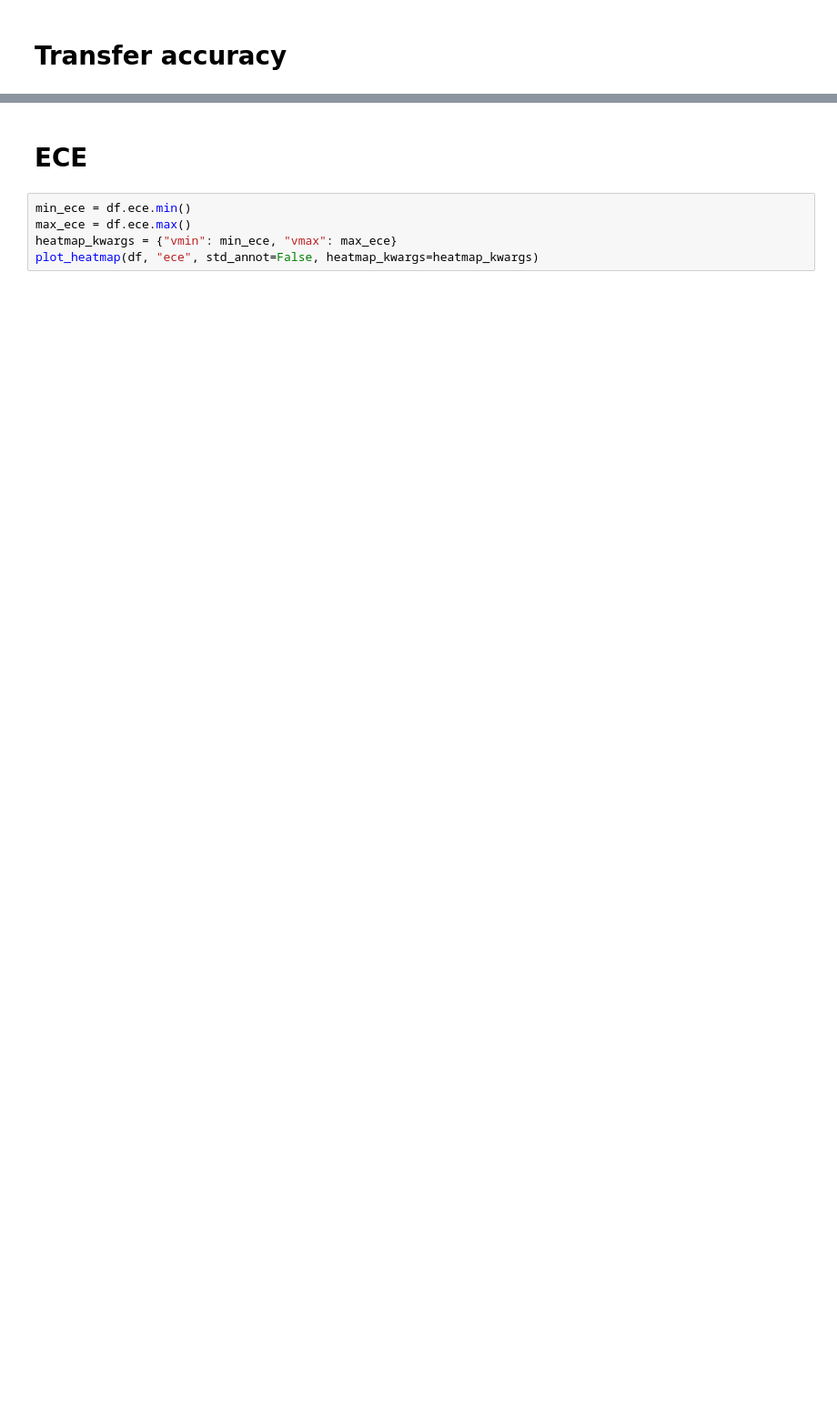
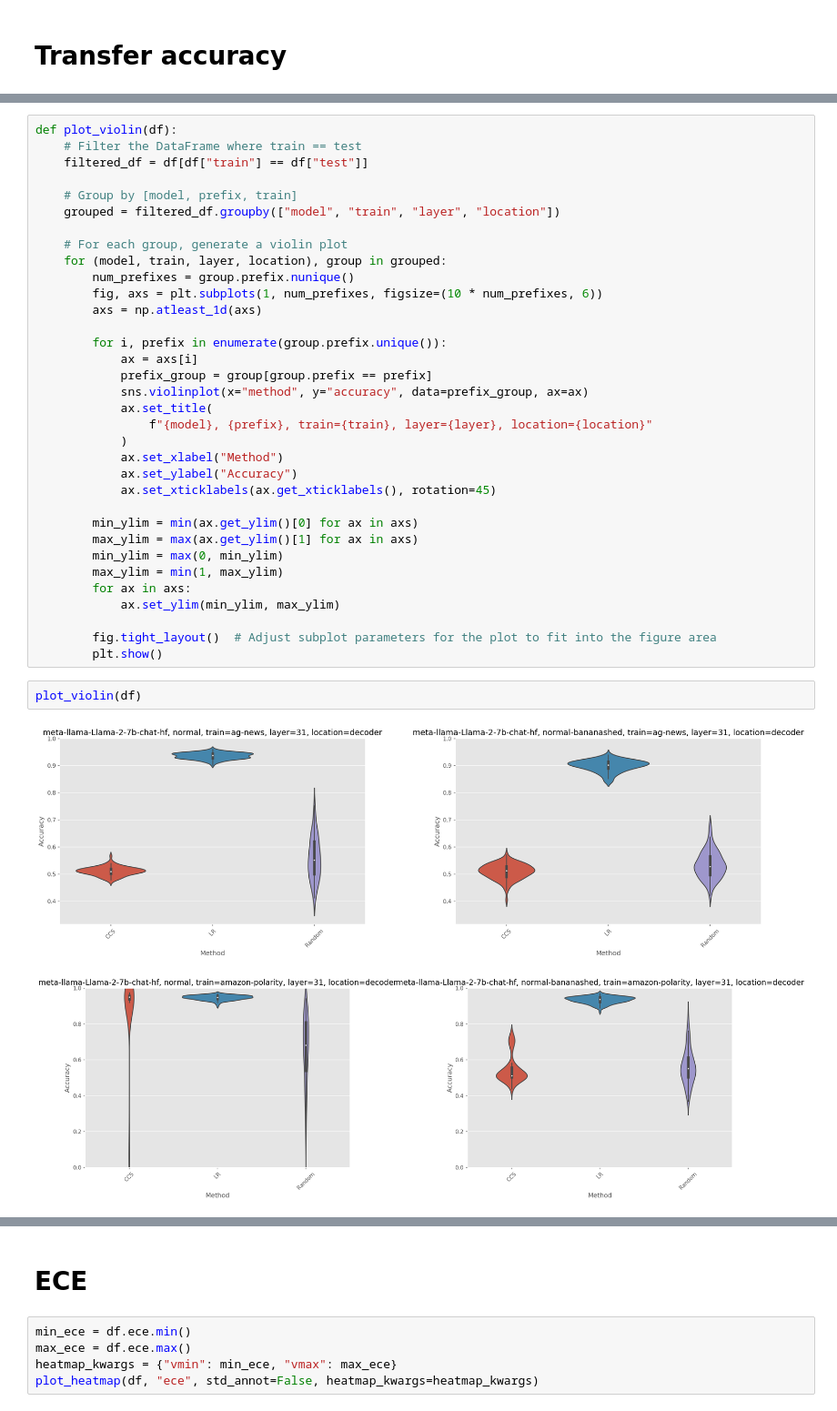
Before and after one commit to ebronstein/Exhaustive-CCS, a Jupyter notebook: plots.ipynb, the cells around one changed output, grey strips where cells are left out. Shown at 91% size. Drawn from its saved outputs; the diff is of its cells as text; blank space fills up the shorter version.

```diff
--- a/plots.ipynb
+++ b/plots.ipynb
@@ -453,0 +468,39 @@ plot_heatmap(df, "accuracy", std_annot=False)
+# %%
+def plot_violin(df):
+    # Filter the DataFrame where train == test
+    filtered_df = df[df["train"] == df["test"]]
+
+    # Group by [model, prefix, train]
+    grouped = filtered_df.groupby(["model", "train", "layer", "location"])
+
+    # For each group, generate a violin plot
+    for (model, train, layer, location), group in grouped:
+        num_prefixes = group.prefix.nunique()
+        fig, axs = plt.subplots(1, num_prefixes, figsize=(10 * num_prefixes, 6))
+        axs = np.atleast_1d(axs)
+
+        for i, prefix in enumerate(group.prefix.unique()):
+            ax = axs[i]
+            prefix_group = group[group.prefix == prefix]
+            sns.violinplot(x="method", y="accuracy", data=prefix_group, ax=ax)
+            ax.set_title(
+                f"{model}, {prefix}, train={train}, layer={layer}, location={location}"
+            )
+            ax.set_xlabel("Method")
+            ax.set_ylabel("Accuracy")
+            ax.set_xticklabels(ax.get_xticklabels(), rotation=45)
+
+        min_ylim = min(ax.get_ylim()[0] for ax in axs)
+        max_ylim = max(ax.get_ylim()[1] for ax in axs)
+        min_ylim = max(0, min_ylim)
+        max_ylim = min(1, max_ylim)
+        for ax in axs:
+            ax.set_ylim(min_ylim, max_ylim)
+
+        fig.tight_layout()  # Adjust subplot parameters for the plot to fit into the figure area
+        plt.show()
+# %%
+plot_violin(df)
+# %% [output]
+[figure, added]
+[figure, added]
```
Also changed, not shown: parts of 9 cells of this notebook, 2 other files.
